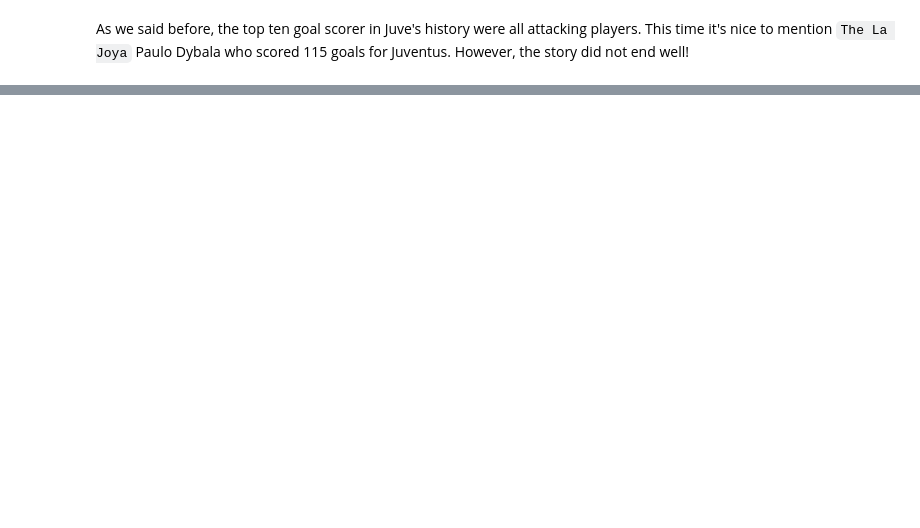
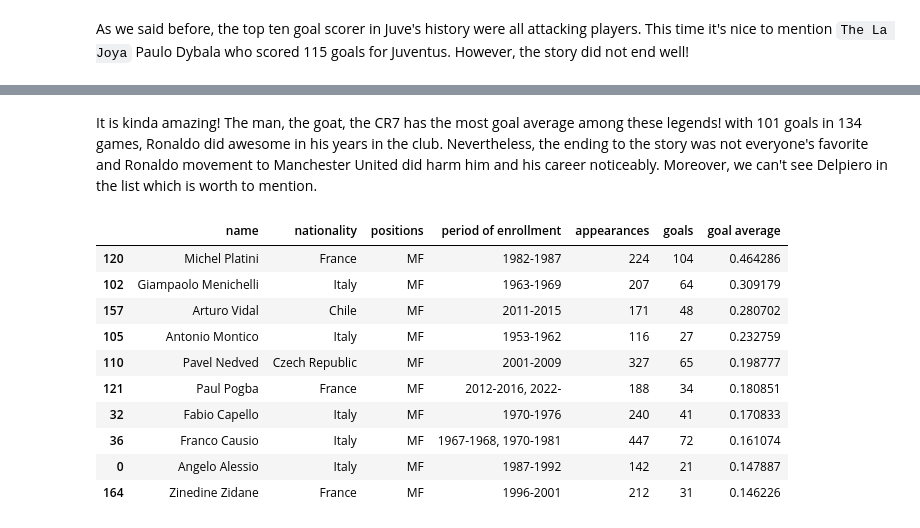
Before and after one commit to hoseinmrh/Juventus-Legends-Data-Analysis, a Jupyter notebook: Juventus Legends.ipynb, the cells around one changed output, grey strips where cells are left out. Drawn from its saved outputs; the diff is of its cells as text; code cells hidden in the pictures; blank space fills up the shorter version.

```diff
--- a/Juventus Legends.ipynb
+++ b/Juventus Legends.ipynb
@@ -321,0 +329,19 @@ As we said before, the top ten goal scorer in Juve's history were all attacking
+# %% [markdown]
+It is kinda amazing! The man, the goat, the CR7 has the most goal average among these legends! with 101 goals in 134 games, Ronaldo did awesome in his years in the club. Nevertheless, the ending to the story was not everyone's favorite and Ronaldo movement to Manchester United did harm him and his career noticeably. Moreover, we can't see Delpiero in the list which is worth to mention.
+# %%
+## Best goals average in MFs
+
+mf_best_gpg = mf_players.sort_values('goal average', ascending=False).head(10)
+mf_best_gpg
+# %% [output]
+|  | name | nationality | positions | period of enrollment | appearances | goals | goal average |
+| 120 | Michel Platini | France | MF | 1982-1987 | 224 | 104 | 0.464286 |
+| 102 | Giampaolo Menichelli | Italy | MF | 1963-1969 | 207 | 64 | 0.309179 |
+| 157 | Arturo Vidal | Chile | MF | 2011-2015 | 171 | 48 | 0.280702 |
+| 105 | Antonio Montico | Italy | MF | 1953-1962 | 116 | 27 | 0.232759 |
+| 110 | Pavel Nedved | Czech Republic | MF | 2001-2009 | 327 | 65 | 0.198777 |
+| 121 | Paul Pogba | France | MF | 2012-2016, 2022- | 188 | 34 | 0.180851 |
+| 32 | Fabio Capello | Italy | MF | 1970-1976 | 240 | 41 | 0.170833 |
+| 36 | Franco Causio | Italy | MF | 1967-1968, 1970-1981 | 447 | 72 | 0.161074 |
+| 0 | Angelo Alessio | Italy | MF | 1987-1992 | 142 | 21 | 0.147887 |
+| 164 | Zinedine Zidane | France | MF | 1996-2001 | 212 | 31 | 0.146226 |
```
Also changed, not shown: parts of 5 cells of this notebook.
